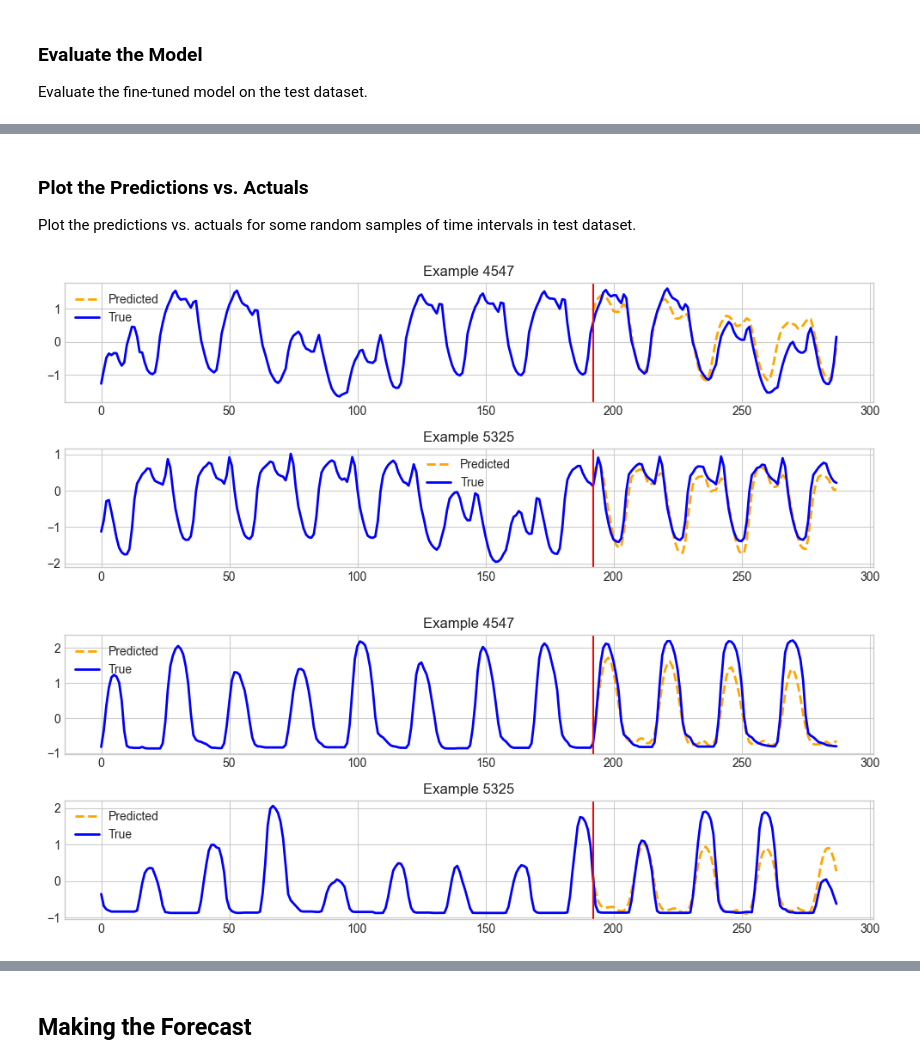
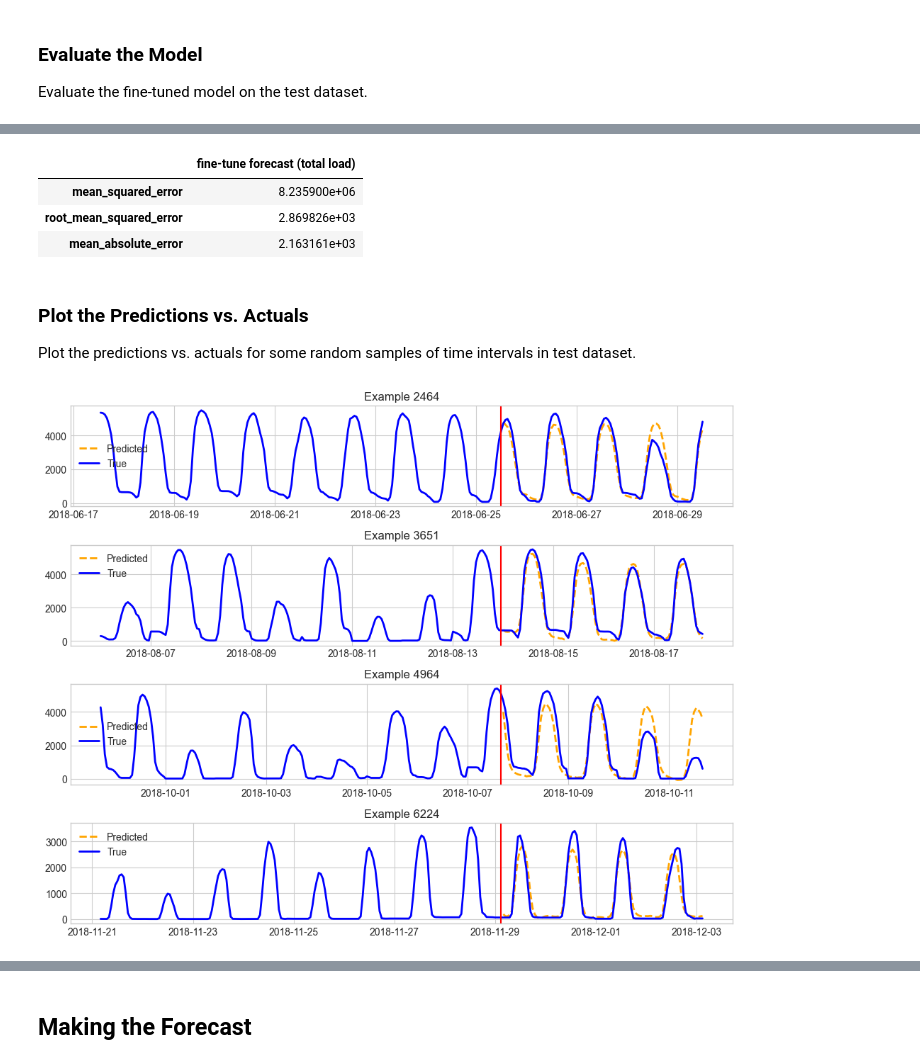
Before and after one commit to ibm-granite-community/granite-timeseries-cookbook, a Jupyter notebook: recipes/Time_Series/Few-shot_Finetuning_and_Evaluation.ipynb, the cells around one changed output, grey strips where cells are left out. Drawn from its saved outputs; the diff is of its cells as text; code cells hidden in the pictures.

```diff
--- a/recipes/Time_Series/Few-shot_Finetuning_and_Evaluation.ipynb
+++ b/recipes/Time_Series/Few-shot_Finetuning_and_Evaluation.ipynb
@@ -297,0 +316,11 @@ INFO:p-31887:t-8214683904:config.py:<module>:PyTorch version 2.4.1 available.
+# %%
+# generate forecasts using the finetuned model
+pipeline = TimeSeriesForecastingPipeline(
+    finetune_forecast_model,
+    device="cpu",  # Specify your local GPU or CPU.
+    feature_extractor=tsp,
+)
+
+# Make a forecast on the target column given the input data.
+finetune_forecast = pipeline(test_df)
+finetune_forecast.head()
@@ -298,23 +334,52 @@ INFO:p-31887:t-8214683904:config.py:<module>:PyTorch version 2.4.1 available.
+# %%
+# Define some standard metrics.
+def custom_metric(actual, prediction, column_header="results"):
+    """Simple function to compute MSE"""
+    a = np.asarray(actual.tolist())
+    p = np.asarray(prediction.tolist())
+
+    mask = ~np.any(np.isnan(a), axis=1)
+
+    mse = np.mean(np.square(a[mask, :] - p[mask, :]))
+    mae = np.mean(np.abs(a[mask, :] - p[mask, :]))
+    return pd.DataFrame(
+        {
+            column_header: {
+                "mean_squared_error": mse,
+                "root_mean_squared_error": np.sqrt(mse),
+                "mean_absolute_error": mae,
+            }
+        }
+    )
+
+
+custom_metric(
+    finetune_forecast["total load actual"],
+    finetune_forecast["total load actual_prediction"],
+    "fine-tune forecast (total load)",
+)
+# %% [output]
+|  | fine-tune forecast (total load) |
+| mean_squared_error | 8.235900e+06 |
+| root_mean_squared_error | 2.869826e+03 |
+| mean_absolute_error | 2.163161e+03 |
 # %% [markdown]
 ### Plot the Predictions vs. Actuals
 
 Plot the predictions vs. actuals for some random samples of time intervals in test dataset.
-# %%
-# plot
-plot_predictions(
-    model=finetune_forecast_trainer.model,
-    dset=test_dataset,
-    plot_prefix="test_zeroshot",
-    channel=0,
-    indices=[4547, 5325]
-)
-plot_predictions(
-    model=finetune_forecast_trainer.model,
-    dset=test_dataset,
-    plot_prefix="test_zeroshot",
-    channel=1,
-    indices=[4547, 5325]
-)
-# %% [output]
-[figure, removed]
-[figure, removed]
+# %%
+# plot
+plot_predictions(
+    input_df=test_df,
+    predictions_df=finetune_forecast,
+    timestamp_column=timestamp_column,
+    freq=tsp.freq,
+    plot_dir=None,
+    plot_prefix="Test",
+    channel="generation solar",  # "total load actual",
+    plot_context=2 * prediction_length,
+    indices=[2464, 3651, 4964, 6224],
+    num_plots=4,
+)
+# %% [output]
+[figure, added]
```
Also changed, not shown: parts of 24 cells of this notebook.
